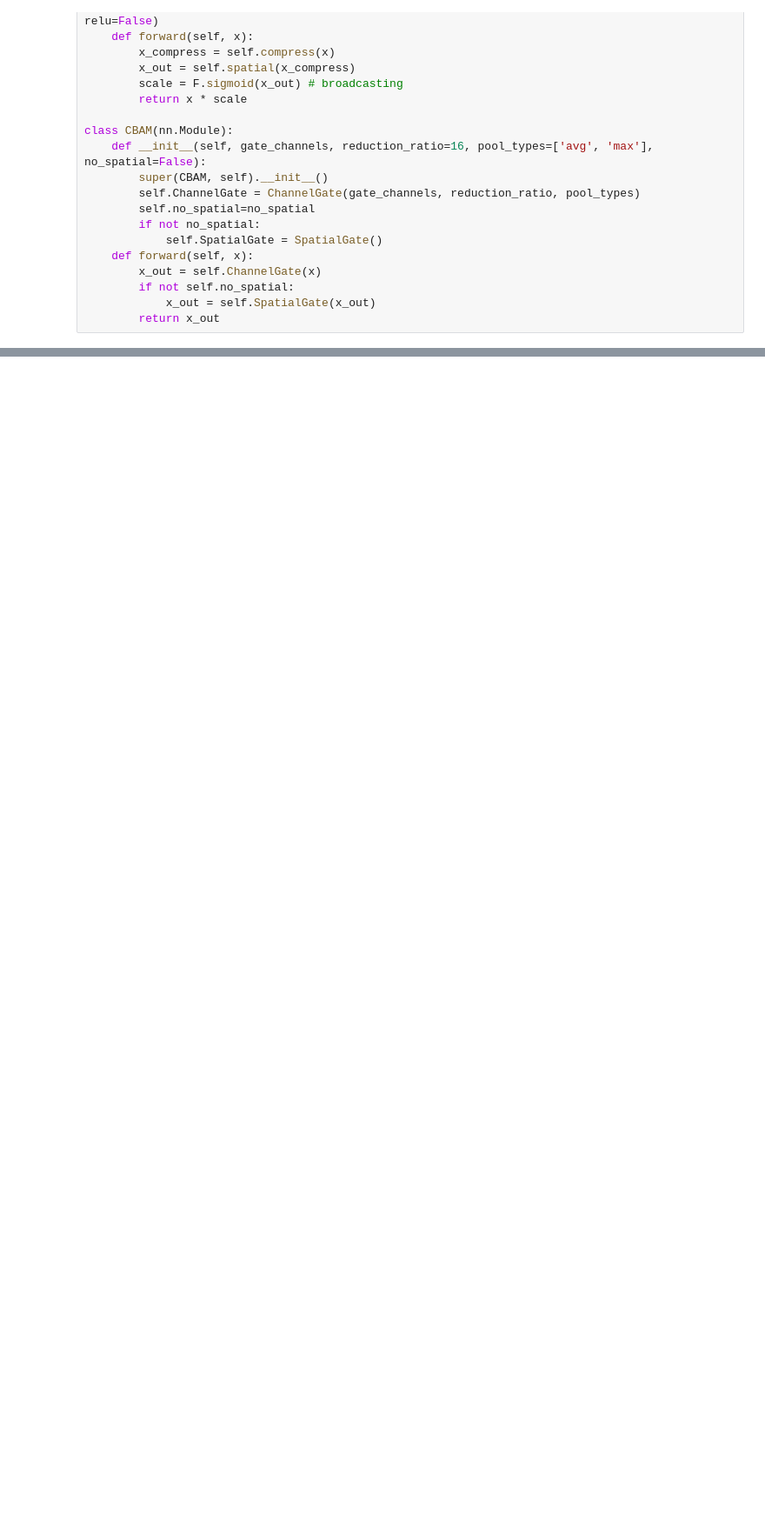
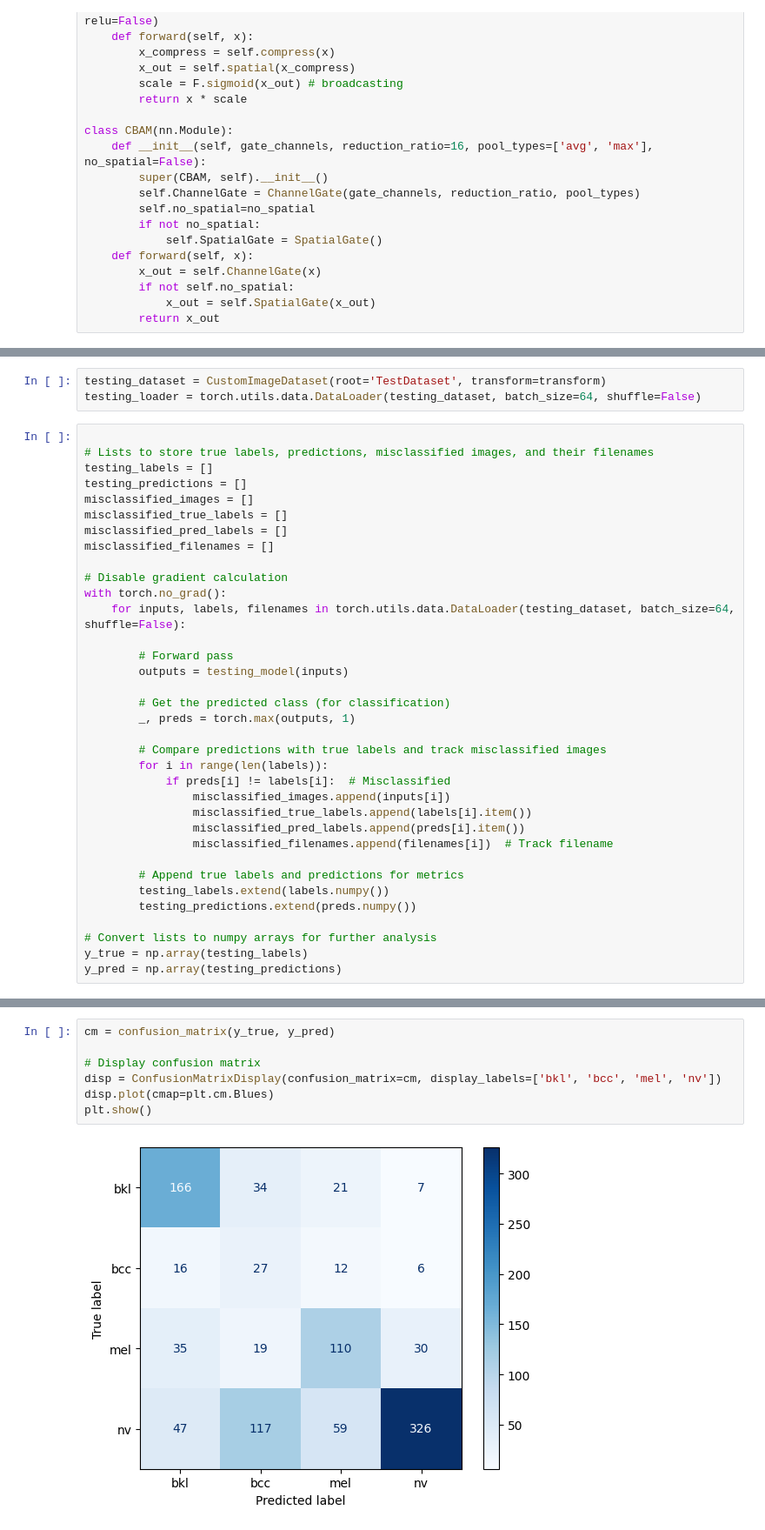
Before and after one commit to reaahuja/DermAI-Skin-Cancer-Detection, a Jupyter notebook: Testing.ipynb, the cells around one changed output, grey strips where cells are left out. Shown at 87% size. Saved outputs shown, nothing was run; the diff lists cells and outputs as text; blank space fills up the shorter version.

```diff
--- a/Testing.ipynb
+++ b/Testing.ipynb
@@ -696,0 +426,38 @@ get_accuracy(model_cnn_1, test_dataset, 64)
+# %%
+testing_dataset = CustomImageDataset(root='TestDataset', transform=transform)
+testing_loader = torch.utils.data.DataLoader(testing_dataset, batch_size=64, shuffle=False)
+# %%
+
+# Lists to store true labels, predictions, misclassified images, and their filenames
+testing_labels = []
+testing_predictions = []
+misclassified_images = []
+misclassified_true_labels = []
+misclassified_pred_labels = []
+misclassified_filenames = []
+
+# Disable gradient calculation
+with torch.no_grad():
+    for inputs, labels, filenames in torch.utils.data.DataLoader(testing_dataset, batch_size=64, shuffle=False):
+
+        # Forward pass
+        outputs = testing_model(inputs)
+
+        # Get the predicted class (for classification)
+        _, preds = torch.max(outputs, 1)
+
+        # Compare predictions with true labels and track misclassified images
+        for i in range(len(labels)):
+            if preds[i] != labels[i]:  # Misclassified
+                misclassified_images.append(inputs[i])
+                misclassified_true_labels.append(labels[i].item())
+                misclassified_pred_labels.append(preds[i].item())
+                misclassified_filenames.append(filenames[i])  # Track filename
+
+        # Append true labels and predictions for metrics
+        testing_labels.extend(labels.numpy())
+        testing_predictions.extend(preds.numpy())
+
+# Convert lists to numpy arrays for further analysis
+y_true = np.array(testing_labels)
+y_pred = np.array(testing_predictions)
@@ -696,0 +489,9 @@ get_accuracy(model_cnn_1, test_dataset, 64)
+# %%
+cm = confusion_matrix(y_true, y_pred)
+
+# Display confusion matrix
+disp = ConfusionMatrixDisplay(confusion_matrix=cm, display_labels=['bkl', 'bcc', 'mel', 'nv'])
+disp.plot(cmap=plt.cm.Blues)
+plt.show()
+# %% [output]
+[figure, added]
```
Also changed, not shown: parts of 24 cells of this notebook, 1 other file.
